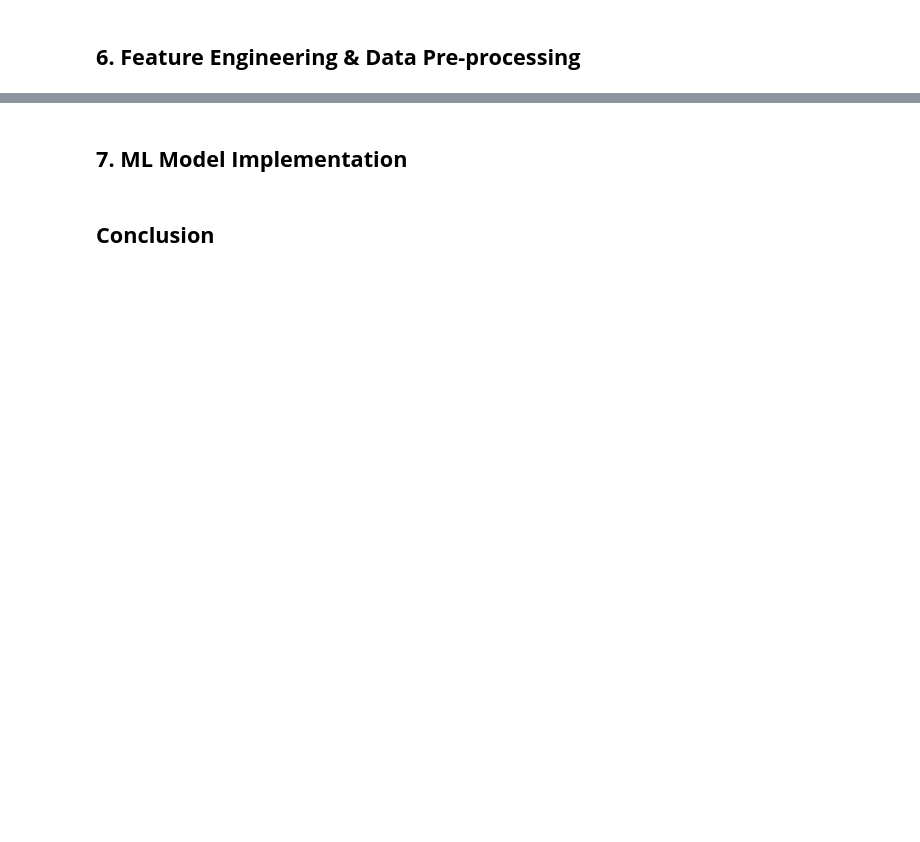
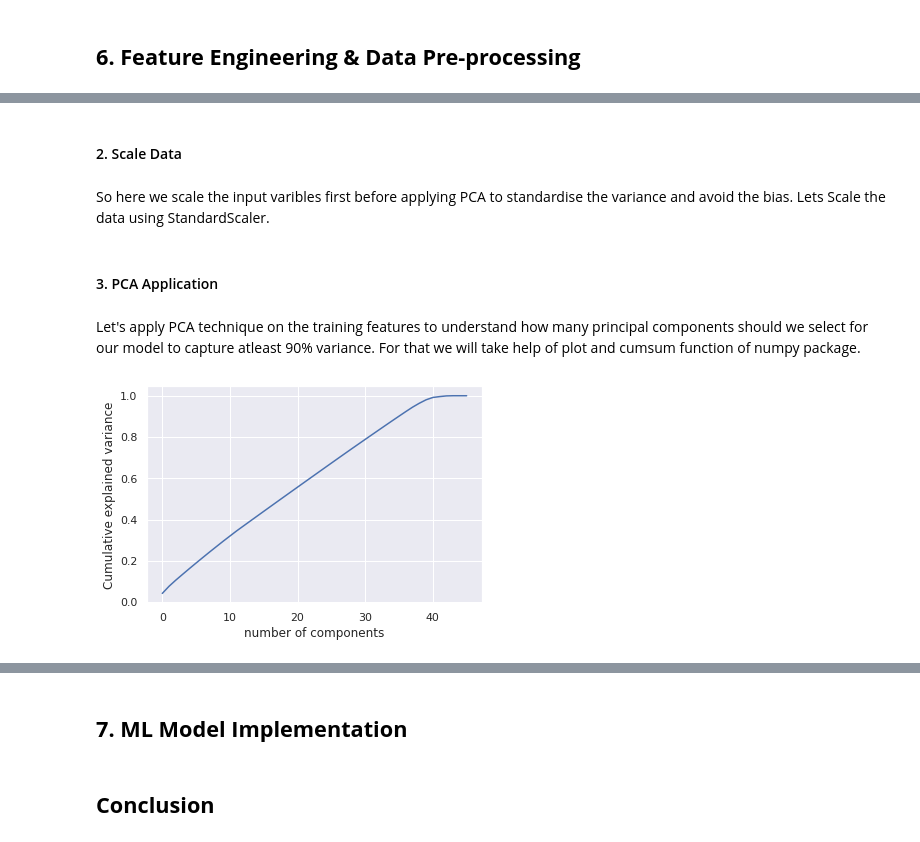
Before and after one commit to KrushnaChaure/NYC-Taxi-Trip-Time-Prediction, a Jupyter notebook: Krushna_Chaure_NYC_Taxi_Trip_Time_Prediction_Capstone_Project.ipynb, the cells around one changed output, grey strips where cells are left out. Drawn from its saved outputs; the diff is of its cells as text; code cells hidden in the pictures; blank space fills up the shorter version.

```diff
--- a/Krushna_Chaure_NYC_Taxi_Trip_Time_Prediction_Capstone_Project.ipynb
+++ b/Krushna_Chaure_NYC_Taxi_Trip_Time_Prediction_Capstone_Project.ipynb
@@ -1076,0 +1200,3 @@ So, for a skewed data we can use T-test for better result. Thus, I used t - test
+# %%
+# Creating a copy of the dataset for further feature engineering
+df=dataset.copy()
@@ -1076,0 +1224,4 @@ So, for a skewed data we can use T-test for better result. Thus, I used t - test
+# %%
+Y = df.iloc[:,10].values
+
+X = df.iloc[:,range(15,61)].values
@@ -1076,0 +1275,23 @@ So, for a skewed data we can use T-test for better result. Thus, I used t - test
+# %%
+# Lets split our data first before scaling the features
+X_train_pca, X_test_pca, y_train_pca, y_test_pca = train_test_split(X,Y,test_size=0.2, random_state=4)
+# %% [markdown]
+#### 2. Scale Data
+# %% [markdown]
+So here we scale the input varibles first before applying PCA to standardise the variance and avoid the bias. Lets Scale the data using StandardScaler.
+# %%
+scaler = StandardScaler()
+X_train_pca = scaler.fit_transform(X_train_pca)
+X_test_pca = scaler.transform(X_test_pca)
+# %% [markdown]
+#### 3. PCA Application
+# %% [markdown]
+Let's apply PCA technique on the training features to understand how many principal components should we select for our model to capture atleast 90% variance. For that we will take help of plot and cumsum function of numpy package.
+# %%
+pca = PCA().fit(X_train_pca)
+plt.plot(np.cumsum(pca.explained_variance_ratio_))
+plt.xlabel("Number of components")
+plt.ylabel("Cumulative explained variance")
+plt.show()
+# %% [output]
+[figure, added]
```
Also changed, not shown: parts of 40 cells of this notebook.
